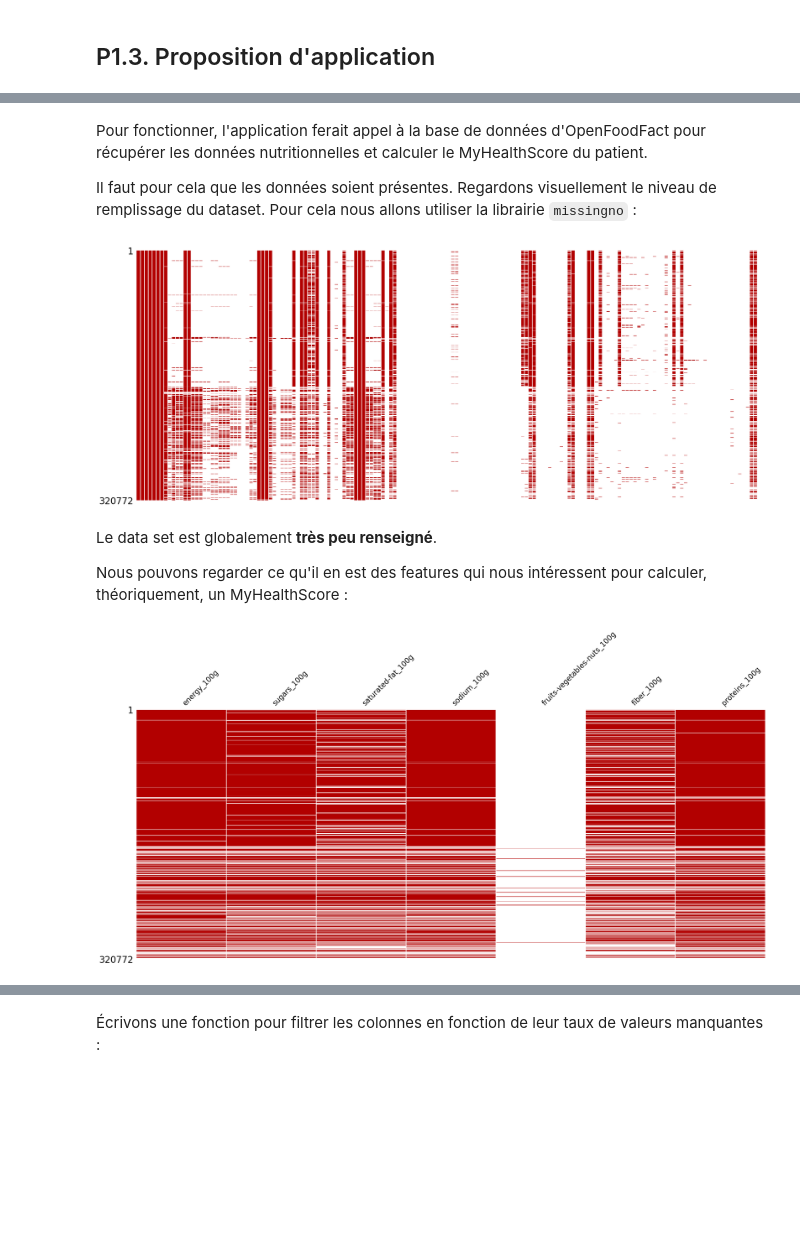
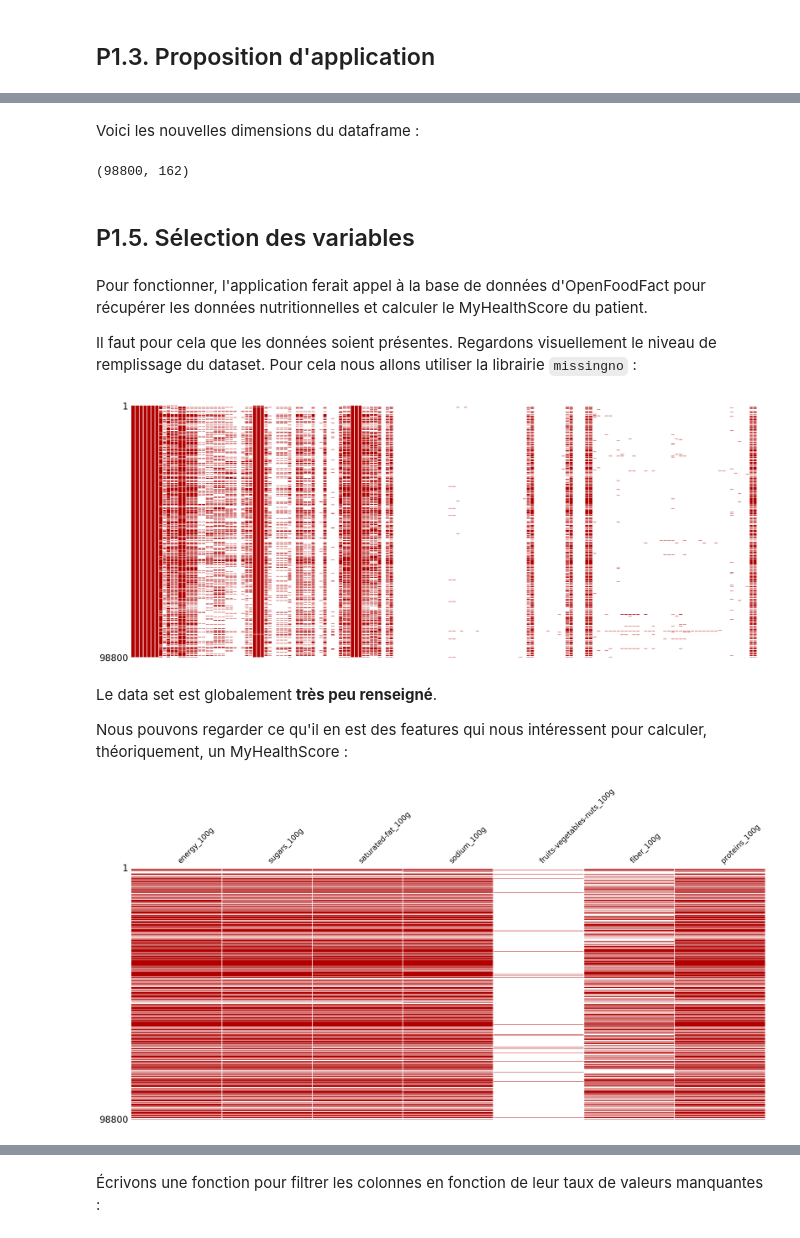
Before and after one commit to ClementPatin/OC-P3, a Jupyter notebook: Patin_Clement_1_notebook_052023.ipynb, the cells around one changed output, grey strips where cells are left out. Cells and saved outputs as stored; diff of their text form; code cells hidden in the pictures; blank space fills up the shorter version.

Commit message:
change - focus on France at the beginning

```diff
--- a/Patin_Clement_1_notebook_052023.ipynb
+++ b/Patin_Clement_1_notebook_052023.ipynb
@@ -102,0 +175,7 @@ L'idée :
+# %%
+# create masks for french products
+maskFrance = foodRaw.countries_fr.str.find("France")!=-1
+maskfrance = foodRaw.countries_fr.str.find("france")!=-1
+maskFr = foodRaw.countries_fr.str.find("Fr")!=-1
+maskFR = foodRaw.countries_fr.str.find("FR")!=-1
+maskfr = foodRaw.countries_fr.str.find("fr")!=-1
@@ -102,0 +238,3 @@ L'idée :
+# %%
+# create a mask for "Polynésie française"
+maskPolyFr = foodRaw.countries_fr.str.find("Polynésie française")!=-1
@@ -103,22 +247,34 @@ L'idée :
+# %%
+foodRawFr = foodRaw.copy()
+#apply selected masks
+foodRawFr = foodRawFr.loc[maskFrance|maskFr|maskPolyFr]
+# %% [markdown]
+Voici les nouvelles dimensions du dataframe :
+# %%
+foodRawFr.shape
+# %% [output]
+(98800, 162)
+# %% [markdown]
+## P1.5. Sélection des variables
 # %% [markdown]
 Pour fonctionner, l'application ferait appel à la base de données d'OpenFoodFact pour récupérer les données nutritionnelles et calculer le MyHealthScore du patient.
 
 Il faut pour cela que les données soient présentes. Regardons visuellement le niveau de remplissage du dataset. Pour cela nous allons utiliser la librairie `missingno` :
 # %%
-ms.matrix(foodRaw,color=[0.7,0.0,0.0],sparkline=False) # dataviz of missing data
+ms.matrix(foodRawFr,color=[0.7,0.0,0.0],sparkline=False) # dataviz of missing data
 plt.show()
 # %% [output]
-[figure, old version]
+[figure, new version]
 # %% [markdown]
 Le data set est globalement **très peu renseigné**.
 
 Nous pouvons regarder ce qu'il en est des features qui nous intéressent pour calculer, théoriquement, un MyHealthScore :
 # %%
 theoricalFeaturesNames=["energy_100g","sugars_100g","saturated-fat_100g","sodium_100g","fruits-vegetables-nuts_100g","fiber_100g","proteins_100g"]
-ms.matrix(foodRaw[theoricalFeaturesNames],color=[0.7,0.0,0.0],sparkline=False) # dataviz of missing data
+ms.matrix(foodRawFr[theoricalFeaturesNames],color=[0.7,0.0,0.0],sparkline=False) # dataviz of missing data
 plt.show()
 # %% [output]
-[figure, old version]
+[figure, new version]
 # %% [markdown]
 Malheureusement la feature concernant les **fruits et légumes** est **très peu renseignée**...
 
```
Also changed, not shown: parts of 82 cells of this notebook.
